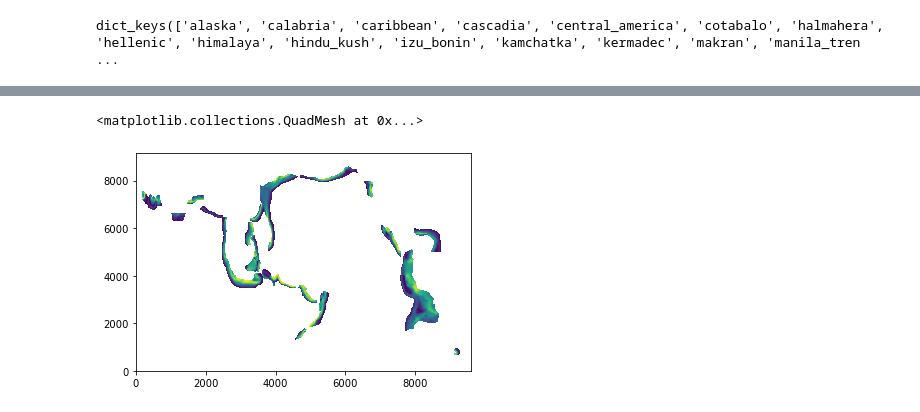
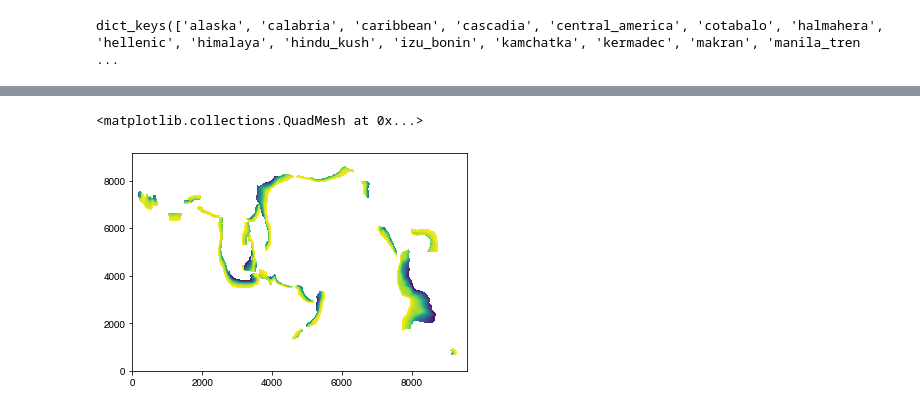
Before and after one commit to amer7632/Merdith2023_pgpSlabs_G3, a Jupyter notebook: Slab2_geometry_Py3.ipynb, the cells around one changed output, grey strips where cells are left out. Cells and saved outputs as stored; diff of their text form; code cells hidden in the pictures.

```diff
--- a/Slab2_geometry_Py3.ipynb
+++ b/Slab2_geometry_Py3.ipynb
@@ -220,6 +247,6 @@ global_sub_zones = xr.merge([global_sub_zones, global_array])
 # %%
-plt.pcolormesh(global_sub_zones.dip)
+plt.pcolormesh(global_sub_zones.depth)
 # %% [output]
 <matplotlib.collections.QuadMesh at 0x...>
-[figure, old version]
+[figure, new version]
 # %%
```
Also changed, not shown: parts of 18 cells of this notebook, 19 other files.
